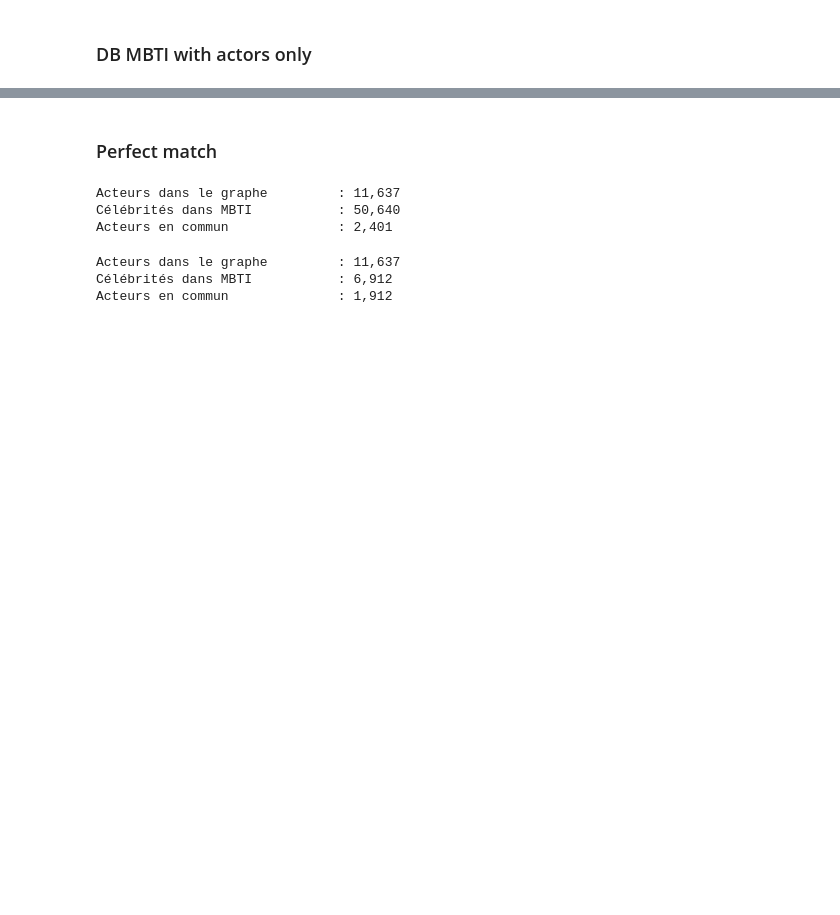
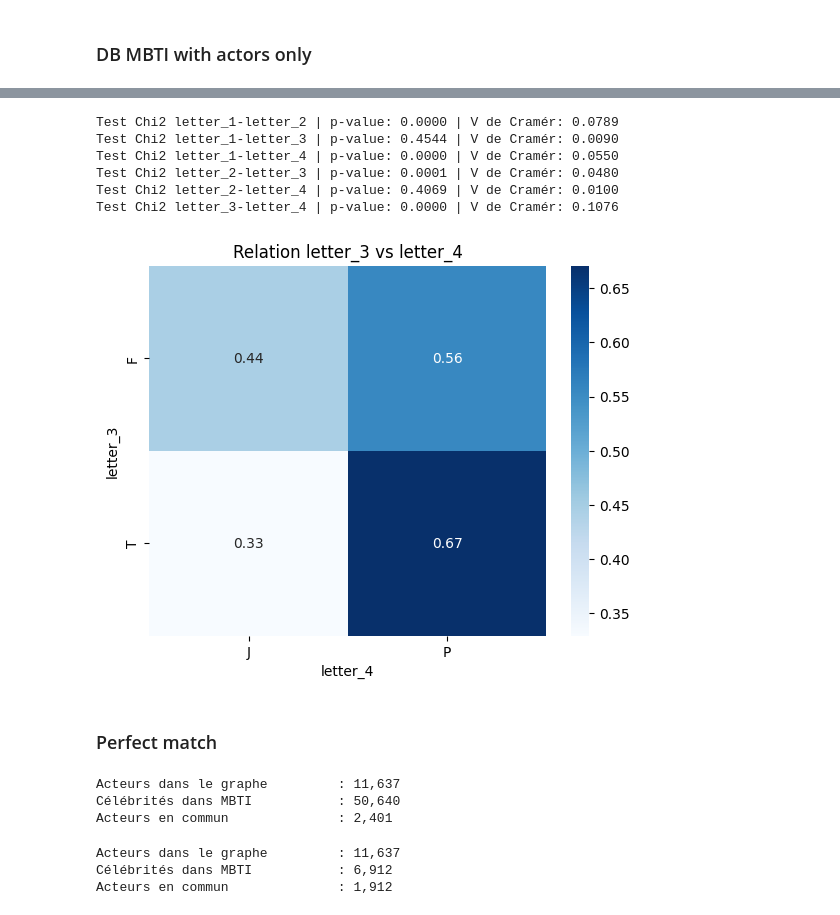
Before and after one commit to DavidGabrielPapa/TheseDeMaster, a Jupyter notebook: mbti.ipynb, the cells around one changed output, grey strips where cells are left out. Drawn from its saved outputs; the diff is of its cells as text; code cells hidden in the pictures; blank space fills up the shorter version.

```diff
--- a/mbti.ipynb
+++ b/mbti.ipynb
@@ -198,3 +431,36 @@ Name: count, dtype: int64
+# %%
+def cramers_v(contingency_table, chi2) :
+    n = contingency_table.sum().sum()
+    phi2 = chi2 / n
+    r, k = contingency_table.shape
+    # Formule simplifiée pour du 2x2
+    return np.sqrt(phi2 / min(k - 1, r - 1))
+
+dims = ['letter_1', 'letter_2', 'letter_3', 'letter_4']
+
+for i in range(len(dims)) :
+    for j in range(i+1, len(dims)) :
+        contingency_table = pd.crosstab(actors_mbti[dims[i]], actors_mbti[dims[j]])
+        chi2, p, dof, expected = chi2_contingency(contingency_table)
+        v = cramers_v(contingency_table, chi2)
+        print(f"Test Chi2 {dims[i]}-{dims[j]} | p-value: {p:.4f} | V de Cramér: {v:.4f}")
+
+        #print(f"Test Chi2 entre Lettre {i+1} et {j+1} - p-value : {p:.4f}")
+# %% [output]
+Test Chi2 letter_1-letter_2 | p-value: 0.0000 | V de Cramér: 0.0789
+Test Chi2 letter_1-letter_3 | p-value: 0.4544 | V de Cramér: 0.0090
+Test Chi2 letter_1-letter_4 | p-value: 0.0000 | V de Cramér: 0.0550
+Test Chi2 letter_2-letter_3 | p-value: 0.0001 | V de Cramér: 0.0480
+Test Chi2 letter_2-letter_4 | p-value: 0.4069 | V de Cramér: 0.0100
+Test Chi2 letter_3-letter_4 | p-value: 0.0000 | V de Cramér: 0.1076
+# %%
+table = pd.crosstab(actors_mbti['letter_3'], actors_mbti['letter_4'], normalize='index')
+
+sns.heatmap(table, annot=True, cmap='Blues')
+plt.title("Relation letter_3 vs letter_4")
+plt.show()
+# %% [output]
+[figure, added]
 # %% [markdown]
 ### Perfect match
 # %%
```
Also changed, not shown: parts of 32 cells of this notebook.
